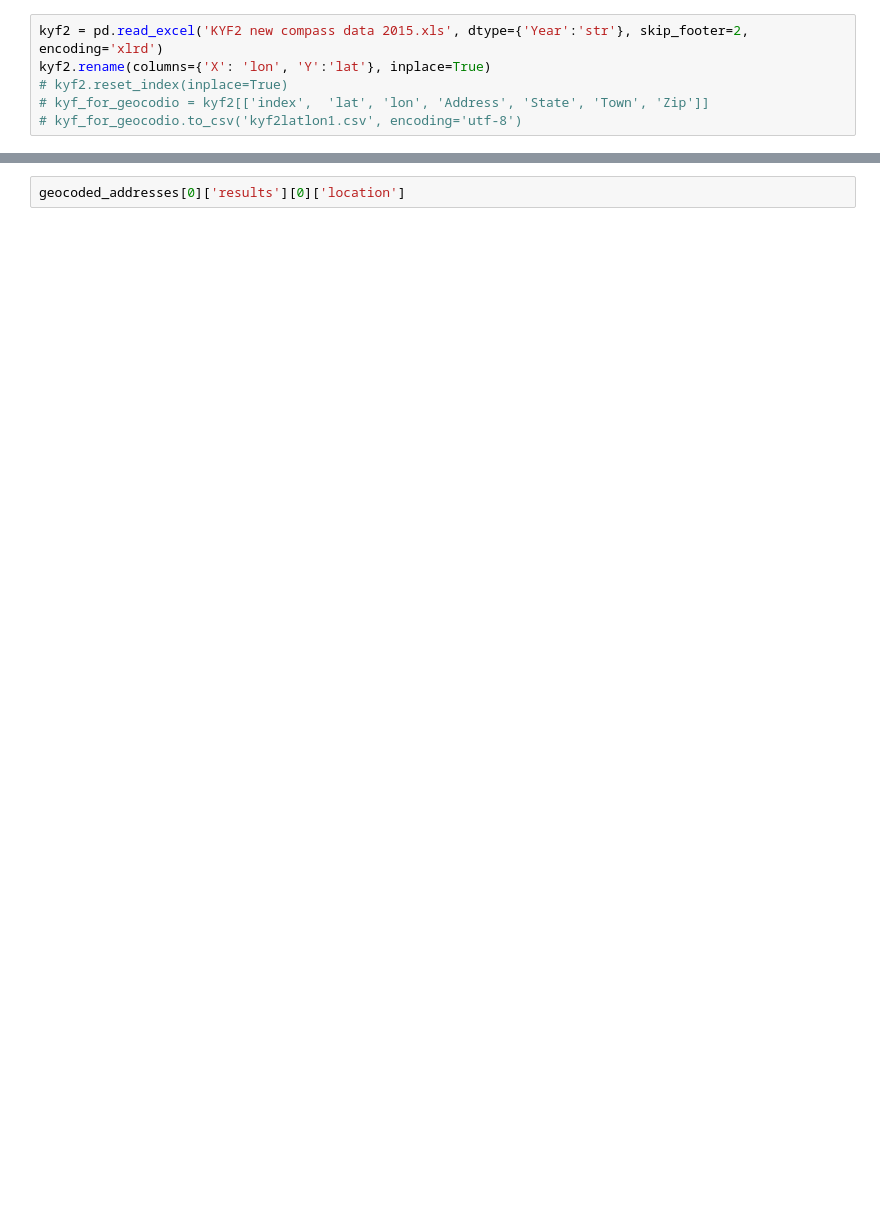
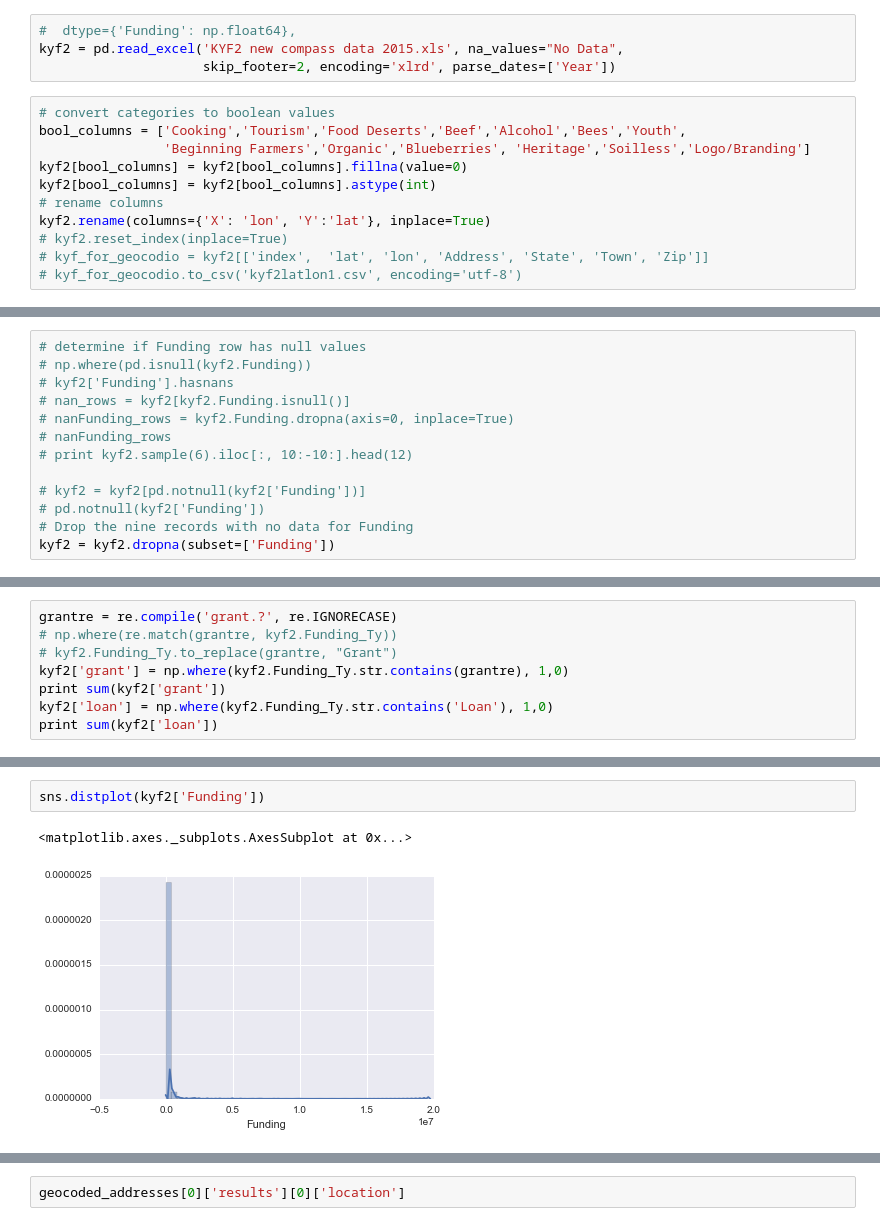
Before and after one commit to mroswell/know-your-farmer-analysis, a Jupyter notebook: KYF-analysis.ipynb, the cells around one changed output, grey strips where cells are left out. Cells and saved outputs as stored; diff of their text form; blank space fills up the shorter version.

Commit message:
add correlation graph, control dtypes

```diff
--- a/KYF-analysis.ipynb
+++ b/KYF-analysis.ipynb
@@ -7,5 +13,14 @@ import pandas as pd
+# %%
+#  dtype={'Funding': np.float64},
+kyf2 = pd.read_excel('KYF2 new compass data 2015.xls', na_values="No Data",
+                     skip_footer=2, encoding='xlrd', parse_dates=['Year'])
 # %%
-kyf2 = pd.read_excel('KYF2 new compass data 2015.xls', dtype={'Year':'str'}, skip_footer=2, encoding='xlrd')
+# convert categories to boolean values
+bool_columns = ['Cooking','Tourism','Food Deserts','Beef','Alcohol','Bees','Youth',
+                'Beginning Farmers','Organic','Blueberries', 'Heritage','Soilless','Logo/Branding']
+kyf2[bool_columns] = kyf2[bool_columns].fillna(value=0)
+kyf2[bool_columns] = kyf2[bool_columns].astype(int)
+# rename columns
 kyf2.rename(columns={'X': 'lon', 'Y':'lat'}, inplace=True)
 # kyf2.reset_index(inplace=True)
 # kyf_for_geocodio = kyf2[['index',  'lat', 'lon', 'Address', 'State', 'Town', 'Zip']]
@@ -12,0 +48,13 @@ kyf2.rename(columns={'X': 'lon', 'Y':'lat'}, inplace=True)
+# %%
+# determine if Funding row has null values
+# np.where(pd.isnull(kyf2.Funding))
+# kyf2['Funding'].hasnans
+# nan_rows = kyf2[kyf2.Funding.isnull()]
+# nanFunding_rows = kyf2.Funding.dropna(axis=0, inplace=True)
+# nanFunding_rows
+# print kyf2.sample(6).iloc[:, 10:-10:].head(12)
+
+# kyf2 = kyf2[pd.notnull(kyf2['Funding'])]
+# pd.notnull(kyf2['Funding'])
+# Drop the nine records with no data for Funding
+kyf2 = kyf2.dropna(subset=['Funding'])
@@ -12,0 +125,8 @@ kyf2.rename(columns={'X': 'lon', 'Y':'lat'}, inplace=True)
+# %%
+grantre = re.compile('grant.?', re.IGNORECASE)
+# np.where(re.match(grantre, kyf2.Funding_Ty))
+# kyf2.Funding_Ty.to_replace(grantre, "Grant")
+kyf2['grant'] = np.where(kyf2.Funding_Ty.str.contains(grantre), 1,0)
+print sum(kyf2['grant'])
+kyf2['loan'] = np.where(kyf2.Funding_Ty.str.contains('Loan'), 1,0)
+print sum(kyf2['loan'])
@@ -12,0 +143,5 @@ kyf2.rename(columns={'X': 'lon', 'Y':'lat'}, inplace=True)
+# %%
+sns.distplot(kyf2['Funding'])
+# %% [output]
+<matplotlib.axes._subplots.AxesSubplot at 0x...>
+[figure, added]
```
Also changed, not shown: parts of 27 cells of this notebook.
